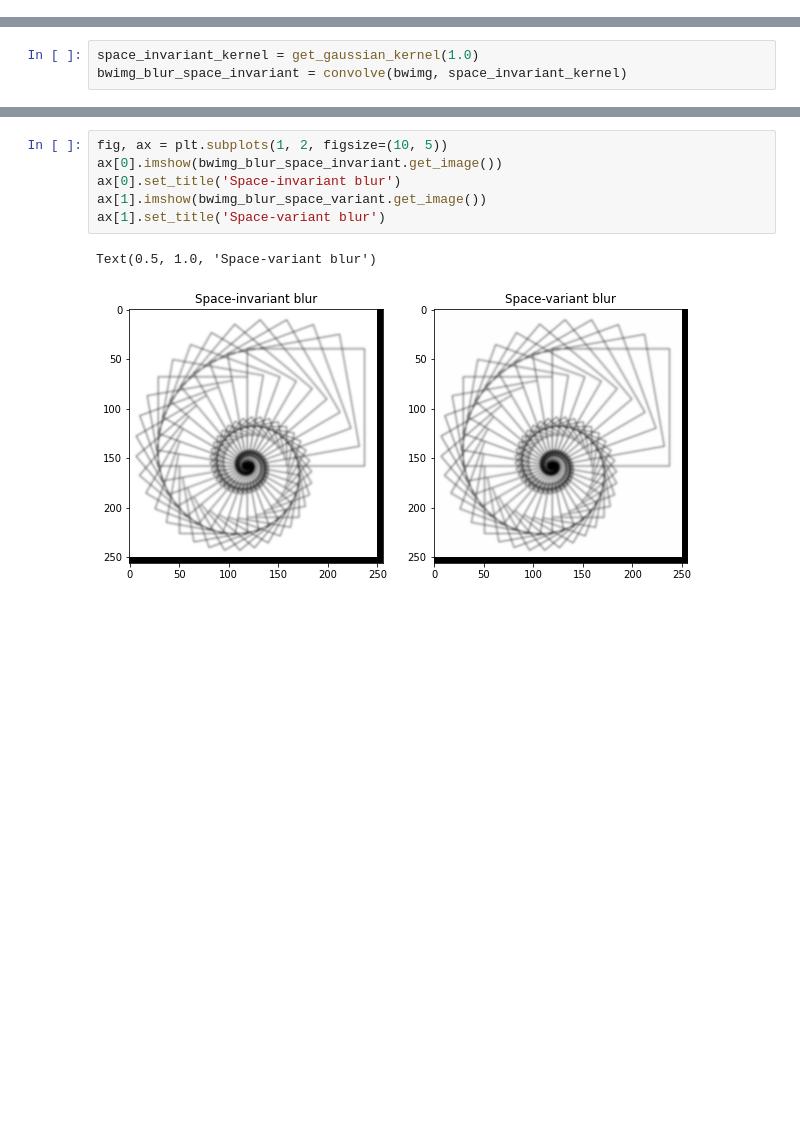
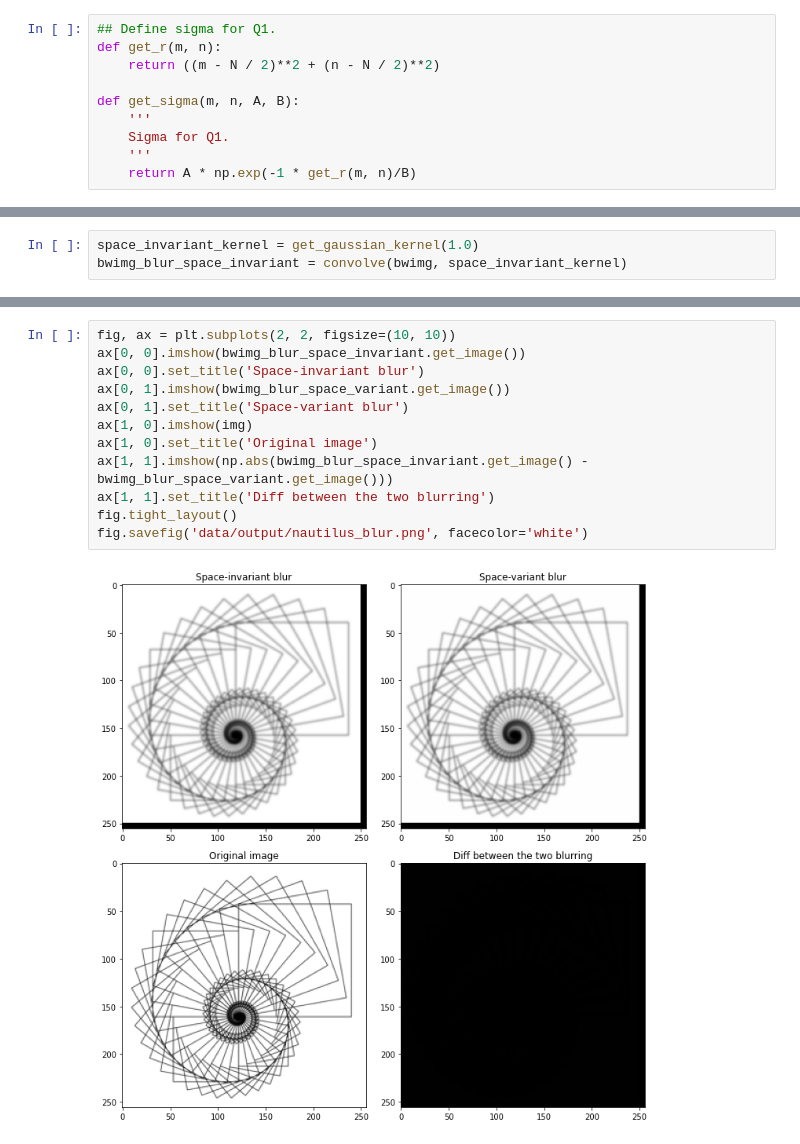
Before and after one commit to kramasamy90/image-signal-processing, a Jupyter notebook: Lab5/lab5.ipynb, the cells around one changed output, grey strips where cells are left out. Cells and saved outputs as stored; diff of their text form; blank space fills up the shorter version.

```diff
--- a/Lab5/lab5.ipynb
+++ b/Lab5/lab5.ipynb
@@ -41,3 +79,13 @@ plt.imshow(img)
+# %%
+## Define sigma for Q1.
+def get_r(m, n):
+    return ((m - N / 2)**2 + (n - N / 2)**2)
+
+def get_sigma(m, n, A, B):
+    '''
+    Sigma for Q1.
+    '''
+    return A * np.exp(-1 * get_r(m, n)/B)
 # %% [markdown]
 ### Solve for A and B
 
@@ -114,11 +158,16 @@ for i in range(N):
         offset = int(kernel.shape[0] // 2)
         bwimg_blur_space_variant[i, j] = convolve_pixel((i + offset, j + offset), bwimg, kernel)
 # %%
-fig, ax = plt.subplots(1, 2, figsize=(10, 5))
-ax[0].imshow(bwimg_blur_space_invariant.get_image())
-ax[0].set_title('Space-invariant blur')
-ax[1].imshow(bwimg_blur_space_variant.get_image())
-ax[1].set_title('Space-variant blur')
+fig, ax = plt.subplots(2, 2, figsize=(10, 10))
+ax[0, 0].imshow(bwimg_blur_space_invariant.get_image())
+ax[0, 0].set_title('Space-invariant blur')
+ax[0, 1].imshow(bwimg_blur_space_variant.get_image())
+ax[0, 1].set_title('Space-variant blur')
+ax[1, 0].imshow(img)
+ax[1, 0].set_title('Original image')
+ax[1, 1].imshow(np.abs(bwimg_blur_space_invariant.get_image() - bwimg_blur_space_variant.get_image()))
+ax[1, 1].set_title('Diff between the two blurring')
+fig.tight_layout()
+fig.savefig('data/output/nautilus_blur.png', facecolor='white')
 # %% [output]
-Text(0.5, 1.0, 'Space-variant blur')
-[figure, old version]
+[figure, new version]
```
Also changed, not shown: parts of 9 cells of this notebook, 2 other files.
